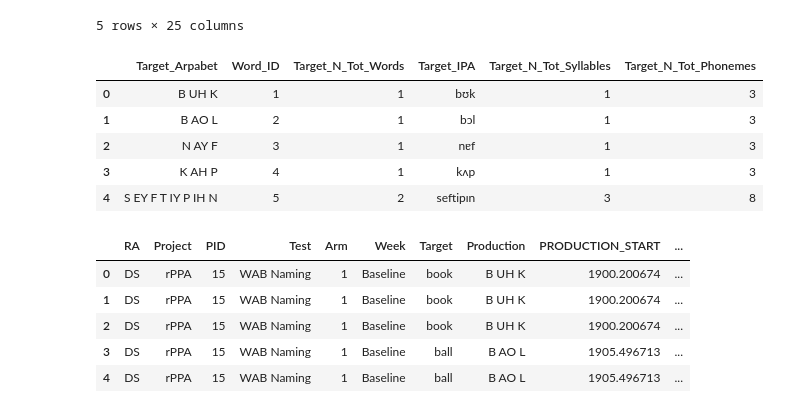
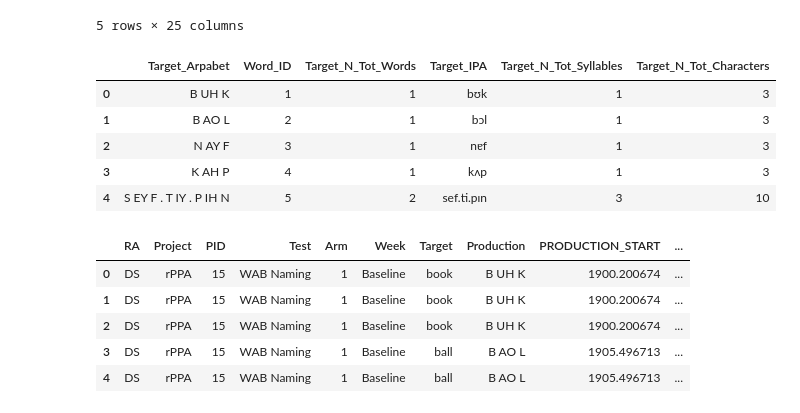
Before and after one commit to tmbiro/lvPhon, a Jupyter notebook: Python/1-DataCleaning-v100223.ipynb, the cells around one changed output. Saved outputs shown, nothing was run; the diff lists cells and outputs as text; code cells hidden in the pictures.

Commit message:
Added in syllable information

```diff
--- a/Python/1-DataCleaning-v100223.ipynb
+++ b/Python/1-DataCleaning-v100223.ipynb
@@ -547,29 +547,29 @@ df3.head()
 # %%
 #Add in word information file for target items
 word_info = (
     pd.read_csv("Resources/word_info.csv")
 )
 
 #Drop unneeded columns and rename other columns
 word_info = (
     word_info
     .drop(columns=['N_Tot_Words.1','Target','Target_Word_Struc','Target_Syll_Struc'])
     .rename(columns={
         'Arpabet':'Target_Arpabet',
         'N_Tot_Syllables':'Target_N_Tot_Syllables',
-        'N_Tot_Target_Phonemes':'Target_N_Tot_Phonemes',
+        'N_Tot_Target_Characters':'Target_N_Tot_Characters',
         'N_Tot_Words':'Target_N_Tot_Words'
         })
 )
 
 word_info.head()
 # %% [output]
-|  | Target_Arpabet | Word_ID | Target_N_Tot_Words | Target_IPA | Target_N_Tot_Syllables | Target_N_Tot_Phonemes |
+|  | Target_Arpabet | Word_ID | Target_N_Tot_Words | Target_IPA | Target_N_Tot_Syllables | Target_N_Tot_Characters |
 | 0 | B UH K | 1 | 1 | bʊk | 1 | 3 |
 | 1 | B AO L | 2 | 1 | bɔl | 1 | 3 |
 | 2 | N AY F | 3 | 1 | nɐf | 1 | 3 |
 | 3 | K AH P | 4 | 1 | kʌp | 1 | 3 |
-| 4 | S EY F T IY P IH N | 5 | 2 | seftipɪn | 3 | 8 |
+| 4 | S EY F . T IY . P IH N | 5 | 2 | sef.ti.pɪn | 3 | 10 |
 # %%
 # Merge word information with the main dataset
 df4 = pd.merge(df3, word_info, on='Word_ID', how='left')
```
Also changed, not shown: parts of 5 cells of this notebook, 4 other files.
